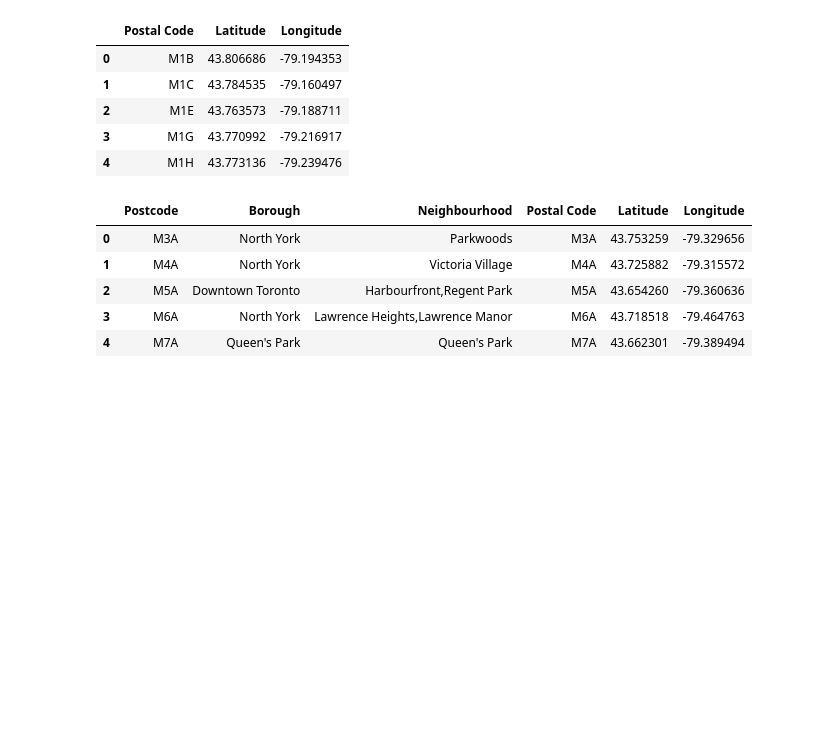
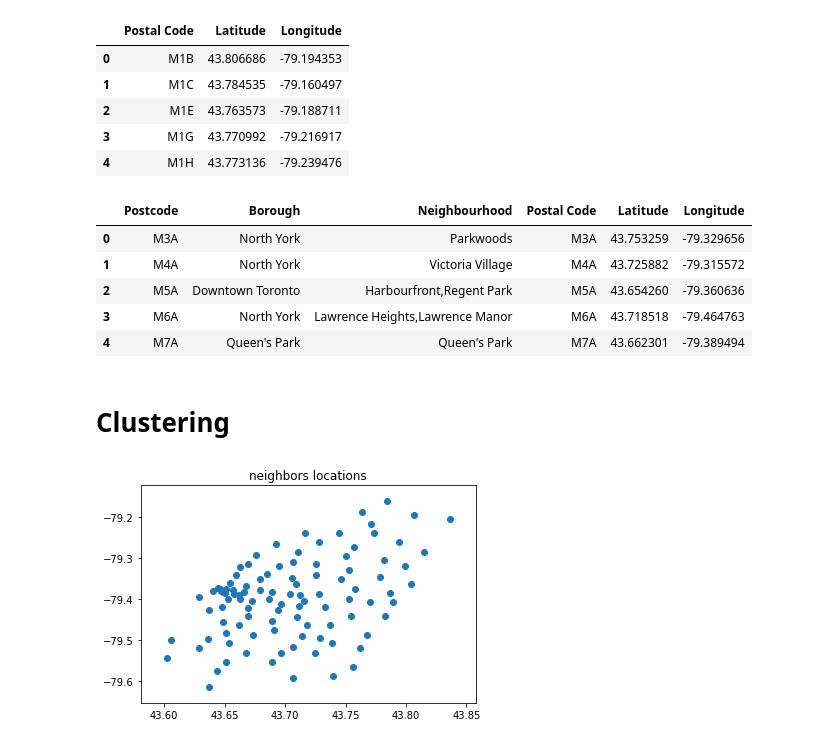
Before and after one commit to mmadan8/DataScienceProject, a Jupyter notebook: DataScienceWeek3.ipynb, the cells around one changed output. Saved outputs shown, nothing was run; the diff lists cells and outputs as text; code cells hidden in the pictures; blank space fills up the shorter version.

Commit message:
clustering

```diff
--- a/DataScienceWeek3.ipynb
+++ b/DataScienceWeek3.ipynb
@@ -150,3 +150,11 @@ myData2.head()
 | 2 | M5A | Downtown Toronto | Harbourfront,Regent Park | M5A | 43.654260 | -79.360636 |
 | 3 | M6A | North York | Lawrence Heights,Lawrence Manor | M6A | 43.718518 | -79.464763 |
 | 4 | M7A | Queen's Park | Queen's Park | M7A | 43.662301 | -79.389494 |
+# %% [markdown]
+# Clustering
+# %%
+plt.scatter(x=myData2['Latitude'],y=myData2['Longitude'])
+plt.title("neighbors locations")
+plt.show()
+# %% [output]
+[figure, added]
```
Also changed, not shown: parts of 8 cells of this notebook.
